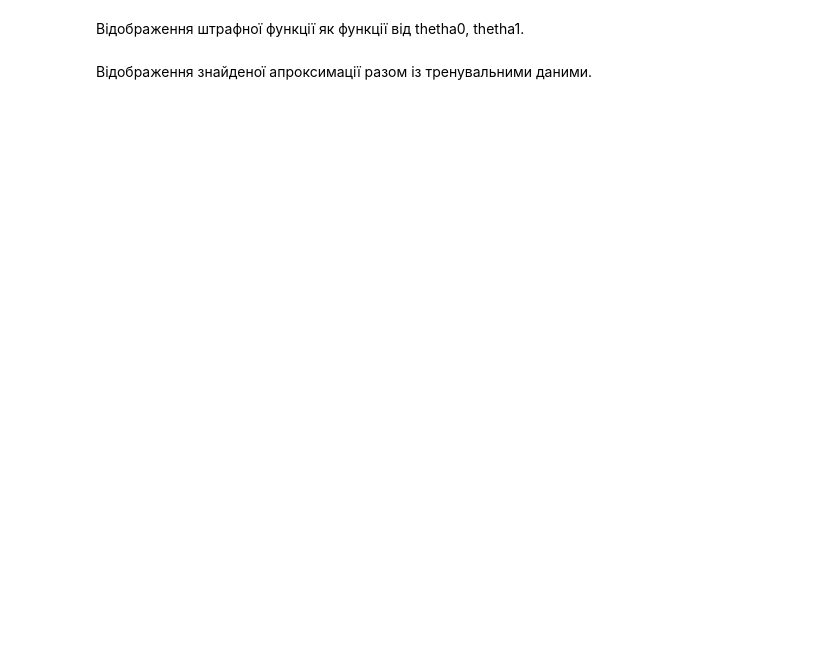
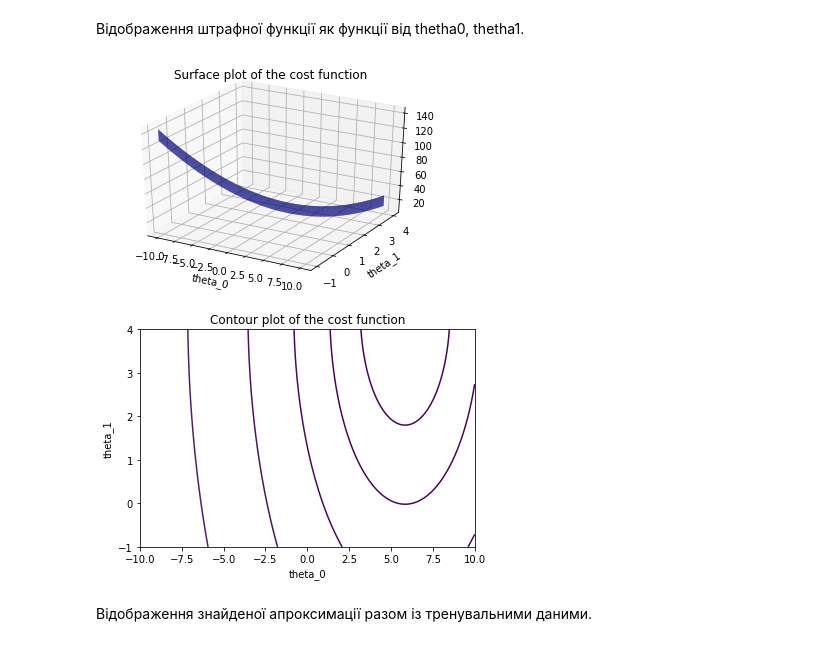
Before and after one commit to VolodiaDyshkant/Machine_Learning, a Jupyter notebook: Linear Regression - Task.ipynb, the cells around one changed output. Drawn from its saved outputs; the diff is of its cells as text; code cells hidden in the pictures; blank space fills up the shorter version.

```diff
--- a/Linear Regression - Task.ipynb
+++ b/Linear Regression - Task.ipynb
@@ -63,9 +63,13 @@ def normalize(X):
     ##################
     # Заповнити змінні
     ##################
-    mean = None
-    std = None
-    X_new = None
+    X_new=[]
+    mean = np.mean(X)
+    std = np.std(X)
+    for i in X:
+        X_new.append((i-mean)/std)
+
+    print(X_new)
     return X_new, mean, std
 # %%
 def prepare_X(X):
@@ -78,7 +82,7 @@ def prepare_X(X):
     Результат:
     X_new - датасет, який складається з колонки одиниць, а решта колонок з X
     '''
-    m = X.shape[0]
+    m = np.array(X).shape[0]
     ones = np.ones((m, 1))
     X_new = np.array(X[:])
     X_new = np.column_stack((ones, X_new))
@@ -96,7 +100,10 @@ def hypothesis(X, theta):
     Матриця значень шуканої величини для прикладів з X
     '''
     ######################
+    h_thetha=[]
     # Один рядок коду
+    for i in X:
+        h_thetha.append(theta[0]+float(theta[1]*i[1])
     ######################
     return h_thetha
 # %%
@@ -117,6 +124,10 @@ def cost_function(X, y, theta):
         return None
     ######################
     # 1-2 рядки коду
+    H=hypothesis(X,theta)
+    J=0
+    for i in range(len(H)):
+        J=J+(H[i]-y[i])**2
     ######################
-    return J
+    return J/(2*len(H))
 # %%
@@ -255,7 +305,10 @@ print('Theta 0: {}; Theta 1: {}'.format(new_theta[0], new_theta[1]))
 # %% [markdown]
 Відображення штрафної функції як функції від thetha0, thetha1.
 # %%
-plot_J(X, y)
+plot_J(X, np.array(y))
+# %% [output]
+[figure, added]
+[figure, added]
 # %% [markdown]
 Відображення знайденої апроксимації разом із тренувальними даними.
 # %%
```
Also changed, not shown: parts of 10 cells of this notebook.
